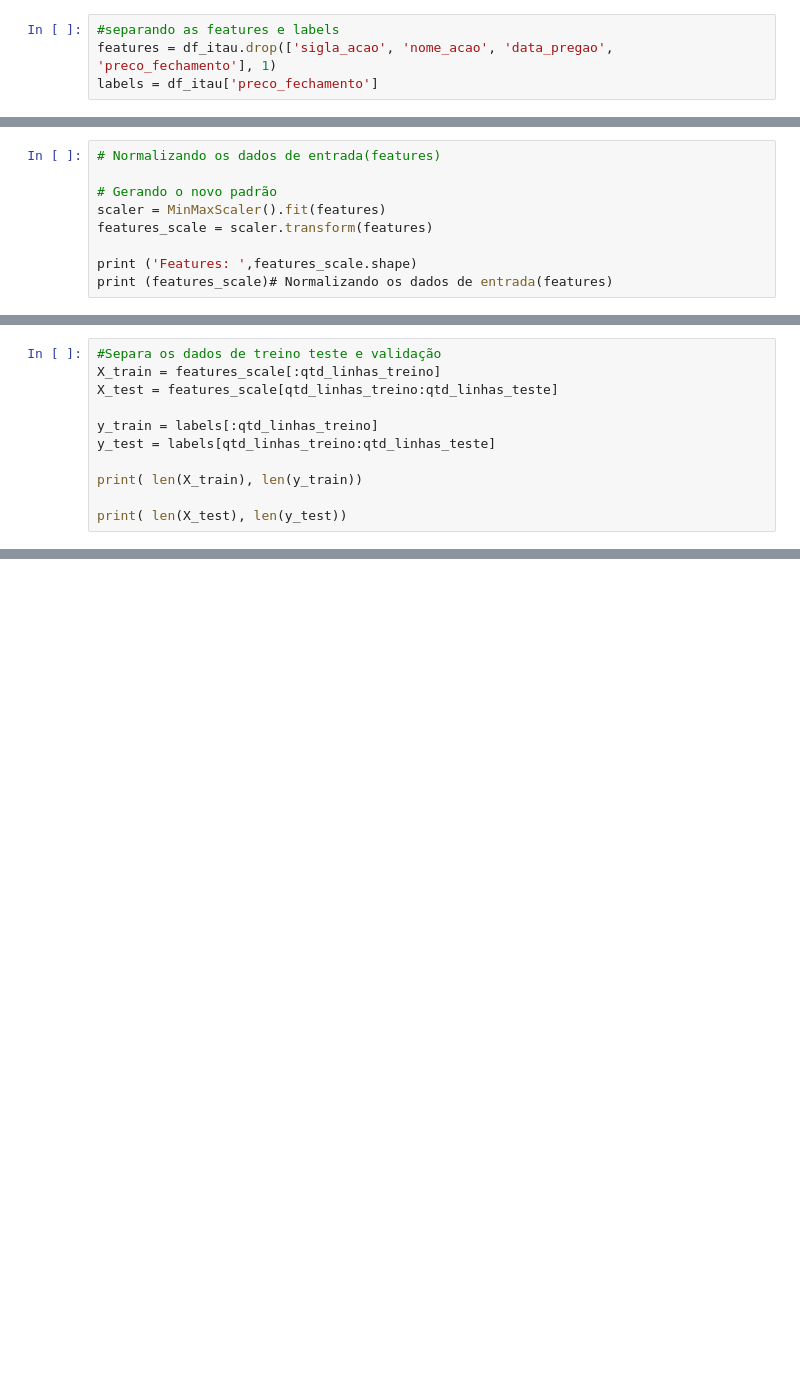
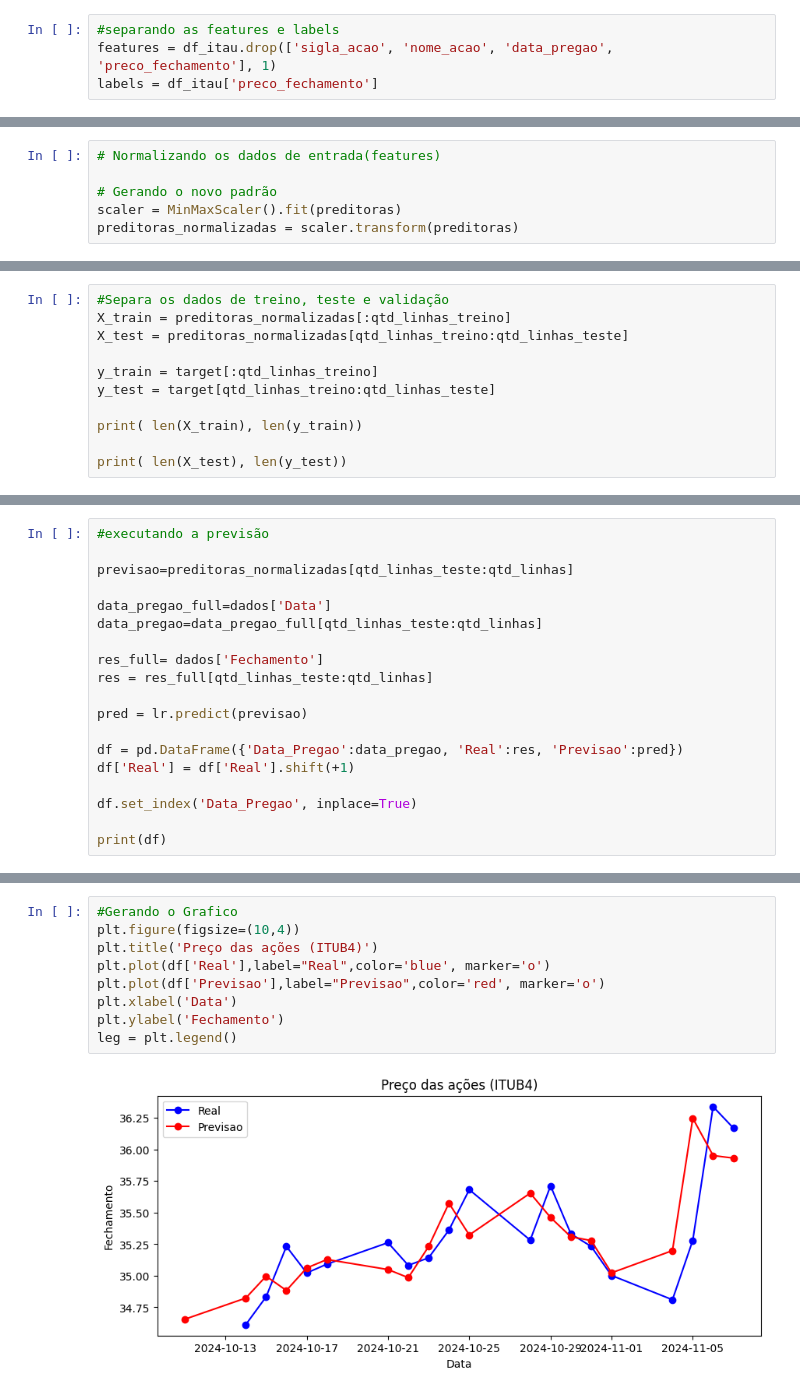
Before and after one commit to Felipe-Pinto/python_para_investimentos, a Jupyter notebook: Previsão_preço_ações.ipynb, the cells around one changed output, grey strips where cells are left out. Saved outputs shown, nothing was run; the diff lists cells and outputs as text; blank space fills up the shorter version.

```diff
--- a/Previsão_preço_ações.ipynb
+++ b/Previsão_preço_ações.ipynb
@@ -220,8 +228,5 @@ features = df_itau.drop(['sigla_acao', 'nome_acao', 'data_pregao', 'preco_fecham
 # Normalizando os dados de entrada(features)
 
 # Gerando o novo padrão
-scaler = MinMaxScaler().fit(features)
-features_scale = scaler.transform(features)
-
-print ('Features: ',features_scale.shape)
-print (features_scale)# Normalizando os dados de entrada(features)
+scaler = MinMaxScaler().fit(preditoras)
+preditoras_normalizadas = scaler.transform(preditoras)
@@ -237,10 +246,10 @@ Features:  (2713, 5)
 # %%
-#Separa os dados de treino teste e validação
-X_train = features_scale[:qtd_linhas_treino]
-X_test = features_scale[qtd_linhas_treino:qtd_linhas_teste]
+#Separa os dados de treino, teste e validação
+X_train = preditoras_normalizadas[:qtd_linhas_treino]
+X_test = preditoras_normalizadas[qtd_linhas_treino:qtd_linhas_teste]
 
-y_train = labels[:qtd_linhas_treino]
-y_test = labels[qtd_linhas_treino:qtd_linhas_teste]
+y_train = target[:qtd_linhas_treino]
+y_test = target[qtd_linhas_treino:qtd_linhas_teste]
 
 print( len(X_train), len(y_train))
 
@@ -273,0 +281,19 @@ f'Coeficiente de determinação:{cd * 100:.2f}'
+# %%
+#executando a previsão
+
+previsao=preditoras_normalizadas[qtd_linhas_teste:qtd_linhas]
+
+data_pregao_full=dados['Data']
+data_pregao=data_pregao_full[qtd_linhas_teste:qtd_linhas]
+
+res_full= dados['Fechamento']
+res = res_full[qtd_linhas_teste:qtd_linhas]
+
+pred = lr.predict(previsao)
+
+df = pd.DataFrame({'Data_Pregao':data_pregao, 'Real':res, 'Previsao':pred})
+df['Real'] = df['Real'].shift(+1)
+
+df.set_index('Data_Pregao', inplace=True)
+
+print(df)
@@ -274,3 +318,14 @@ f'Coeficiente de determinação:{cd * 100:.2f}'
+# %%
+#Gerando o Grafico
+plt.figure(figsize=(10,4))
+plt.title('Preço das ações (ITUB4)')
+plt.plot(df['Real'],label="Real",color='blue', marker='o')
+plt.plot(df['Previsao'],label="Previsao",color='red', marker='o')
+plt.xlabel('Data')
+plt.ylabel('Fechamento')
+leg = plt.legend()
+# %% [output]
+[figure, added]
 # %%
 #rede neural com ajuste hyper parameters
 
```
Also changed, not shown: parts of 43 cells of this notebook.
